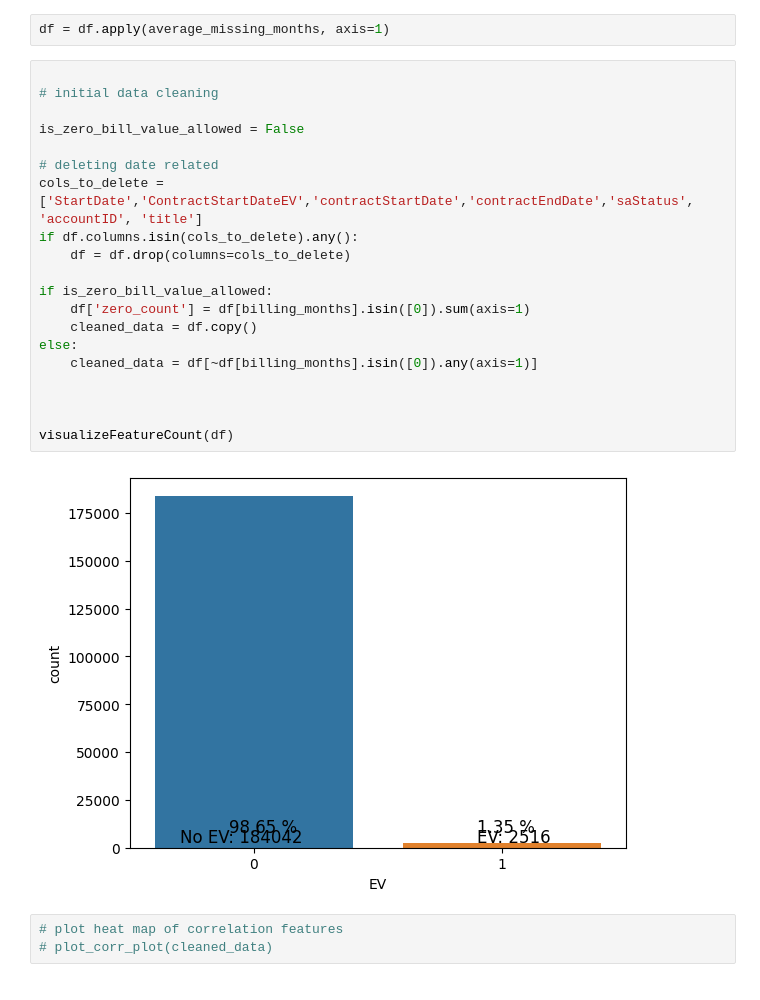
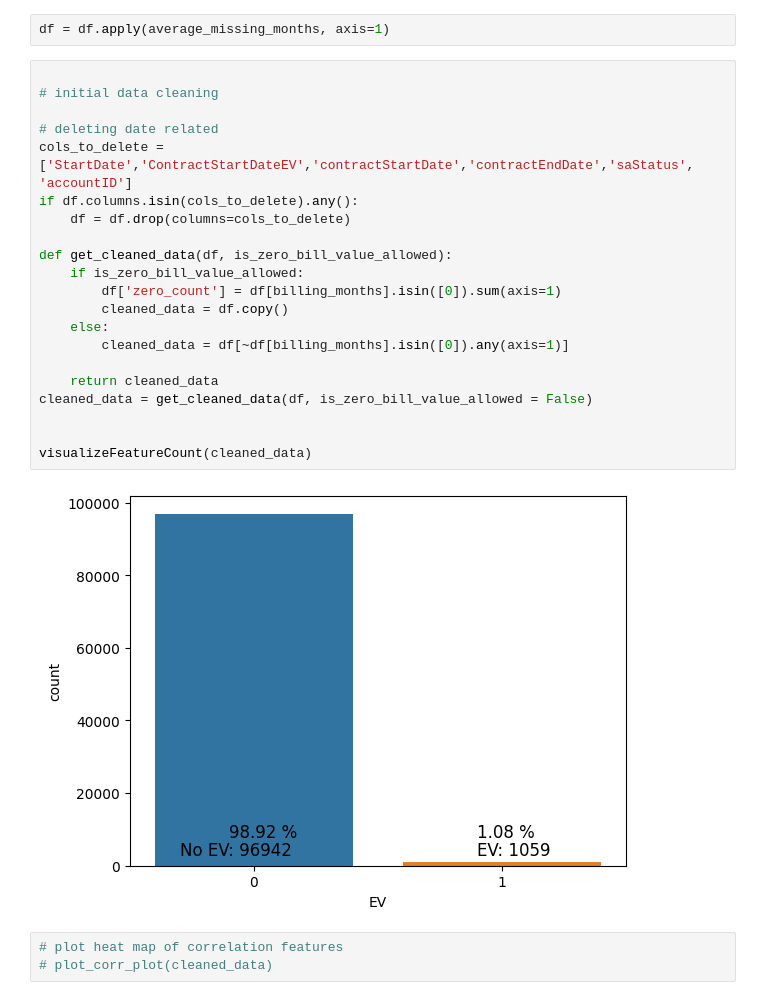
Before and after one commit to varunthefalcon/QUB_Energia, a Jupyter notebook: Answer.ipynb, the cells around one changed output. Saved outputs shown, nothing was run; the diff lists cells and outputs as text.

```diff
--- a/Answer.ipynb
+++ b/Answer.ipynb
@@ -153,25 +196,26 @@ df = df.apply(average_missing_months, axis=1)
 # %%
 
 # initial data cleaning
 
-is_zero_bill_value_allowed = False
-
 # deleting date related
-cols_to_delete = ['StartDate','ContractStartDateEV','contractStartDate','contractEndDate','saStatus', 'accountID', 'title']
+cols_to_delete = ['StartDate','ContractStartDateEV','contractStartDate','contractEndDate','saStatus', 'accountID']
 if df.columns.isin(cols_to_delete).any():
     df = df.drop(columns=cols_to_delete)
 
-if is_zero_bill_value_allowed:
-    df['zero_count'] = df[billing_months].isin([0]).sum(axis=1)
-    cleaned_data = df.copy()
-else:
-    cleaned_data = df[~df[billing_months].isin([0]).any(axis=1)]
+def get_cleaned_data(df, is_zero_bill_value_allowed):
+    if is_zero_bill_value_allowed:
+        df['zero_count'] = df[billing_months].isin([0]).sum(axis=1)
+        cleaned_data = df.copy()
+    else:
+        cleaned_data = df[~df[billing_months].isin([0]).any(axis=1)]
+
+    return cleaned_data
+cleaned_data = get_cleaned_data(df, is_zero_bill_value_allowed = False)
 
 
-
-visualizeFeatureCount(df)
+visualizeFeatureCount(cleaned_data)
 # %% [output]
-[figure, old version]
+[figure, new version]
 # %%
 # plot heat map of correlation features
 # plot_corr_plot(cleaned_data)
```
Also changed, not shown: parts of 21 cells of this notebook.
